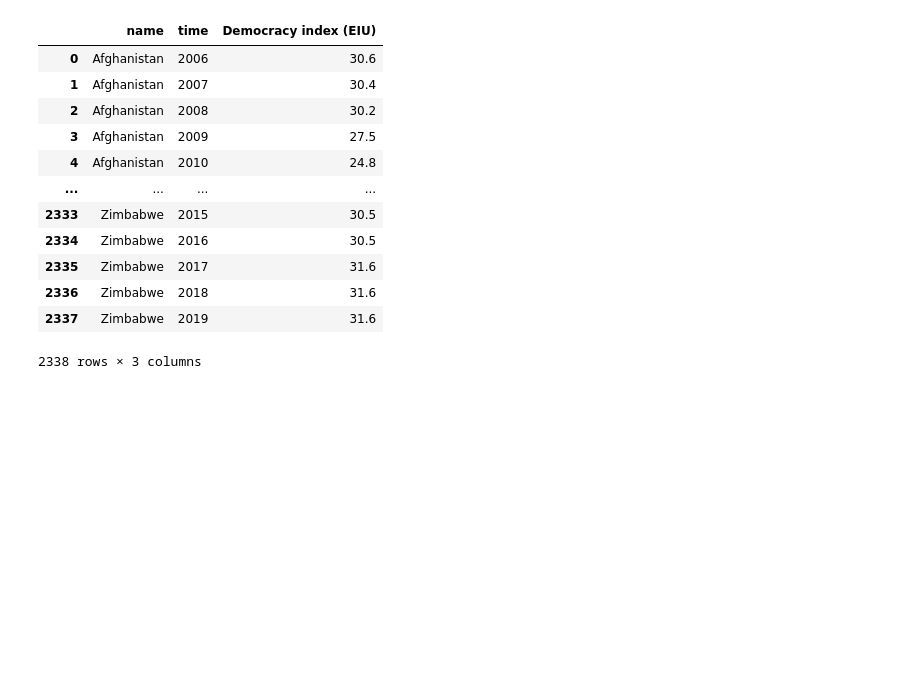
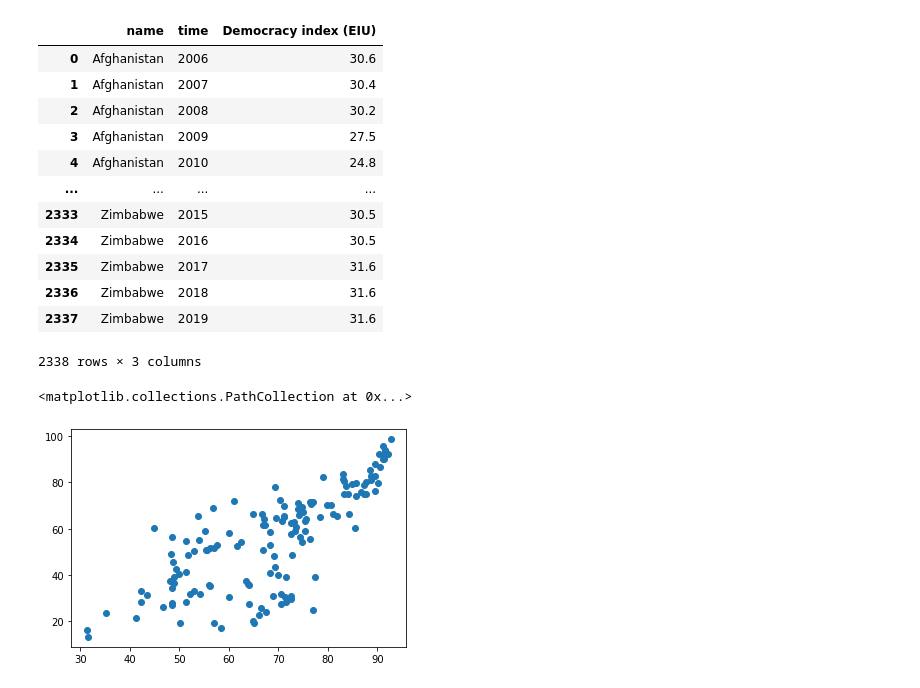
Before and after one commit to pranavnt/SPI, a Jupyter notebook: modeling.ipynb, the cells around one changed output. Saved outputs shown, nothing was run; the diff lists cells and outputs as text; code cells hidden in the pictures; blank space fills up the shorter version.

Commit message:
data visualized

```diff
--- a/modeling.ipynb
+++ b/modeling.ipynb
@@ -77,9 +77,20 @@ democracyData = democracyData.drop(columns=['time'])
 data = []
 # %%
 for index, row in spiData.iterrows():
-    country = spiData['Country']
-    socialProgressIndex = spiData['Social Progress Index']
+    country = row['Country']
+    socialProgressIndex = row['Social Progress Index']
 
-    for index, row in spiData.iterrows():
-        newCountry = democracyData['name']
-        democracyIndex = democracyData['Democracy index (EIU)']
+    for i, r in democracyData.iterrows():
+        newCountry = r['name']
+        democracyIndex = r['Democracy index (EIU)']
+
+        if country==newCountry:
+            data.append([socialProgressIndex,democracyIndex])
+# %%
+X = pd.DataFrame(data)[0]
+y = pd.DataFrame(data)[1]
+# %%
+plt.scatter(X,y)
+# %% [output]
+<matplotlib.collections.PathCollection at 0x...>
+[figure, added]
```
